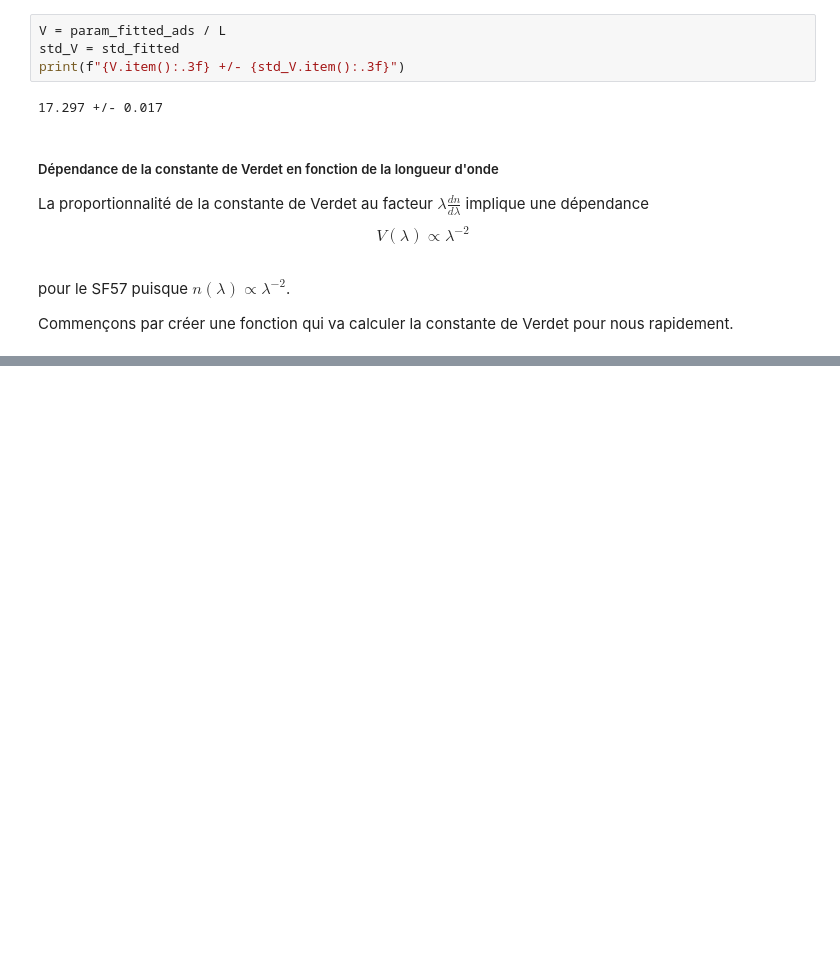
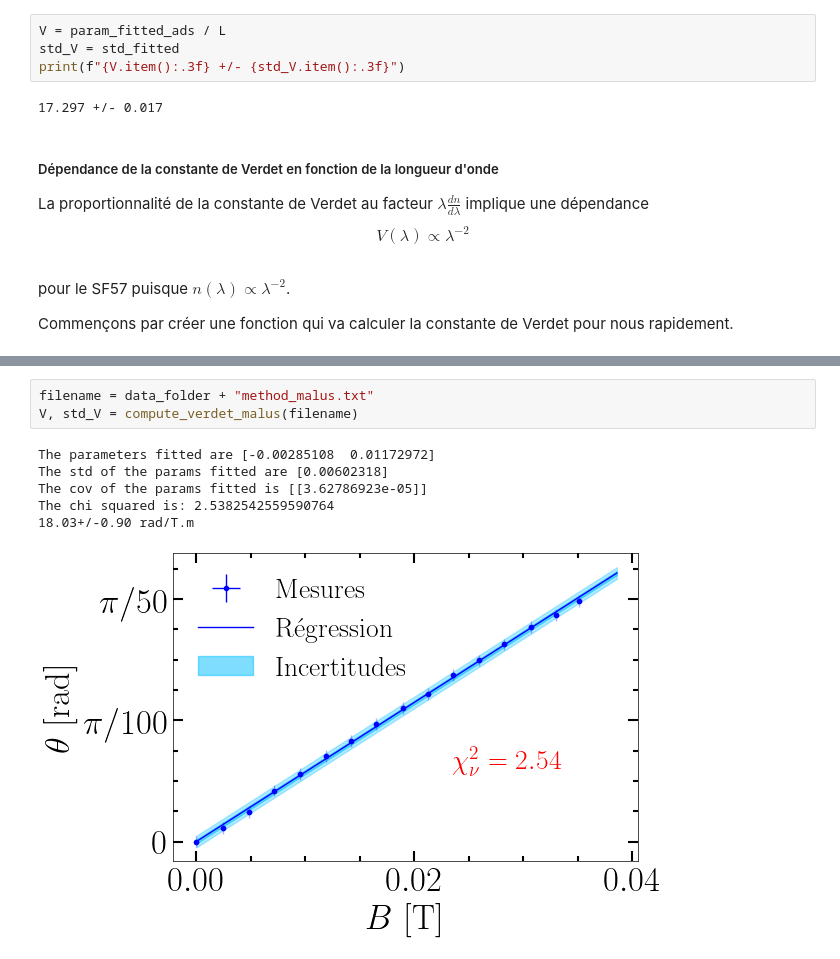
Before and after one commit to EnceladeCandy/phy3040, a Jupyter notebook: notebooks/faraday.ipynb, the cells around one changed output, grey strips where cells are left out. Saved outputs shown, nothing was run; the diff lists cells and outputs as text; blank space fills up the shorter version.

```diff
--- a/notebooks/faraday.ipynb
+++ b/notebooks/faraday.ipynb
@@ -820,0 +841,10 @@ Commençons par créer une fonction qui va calculer la constante de Verdet pour
+# %%
+filename = data_folder + "method_malus.txt"
+V, std_V = compute_verdet_malus(filename)
+# %% [output]
+The parameters fitted are [-0.00285108  0.01172972]
+The std of the params fitted are [0.00602318]
+The cov of the params fitted is [[3.62786923e-05]]
+The chi squared is: 2.5382542559590764
+18.03+/-0.90 rad/T.m
+[figure, added]
```
Also changed, not shown: parts of 30 cells of this notebook, 1 other file.
